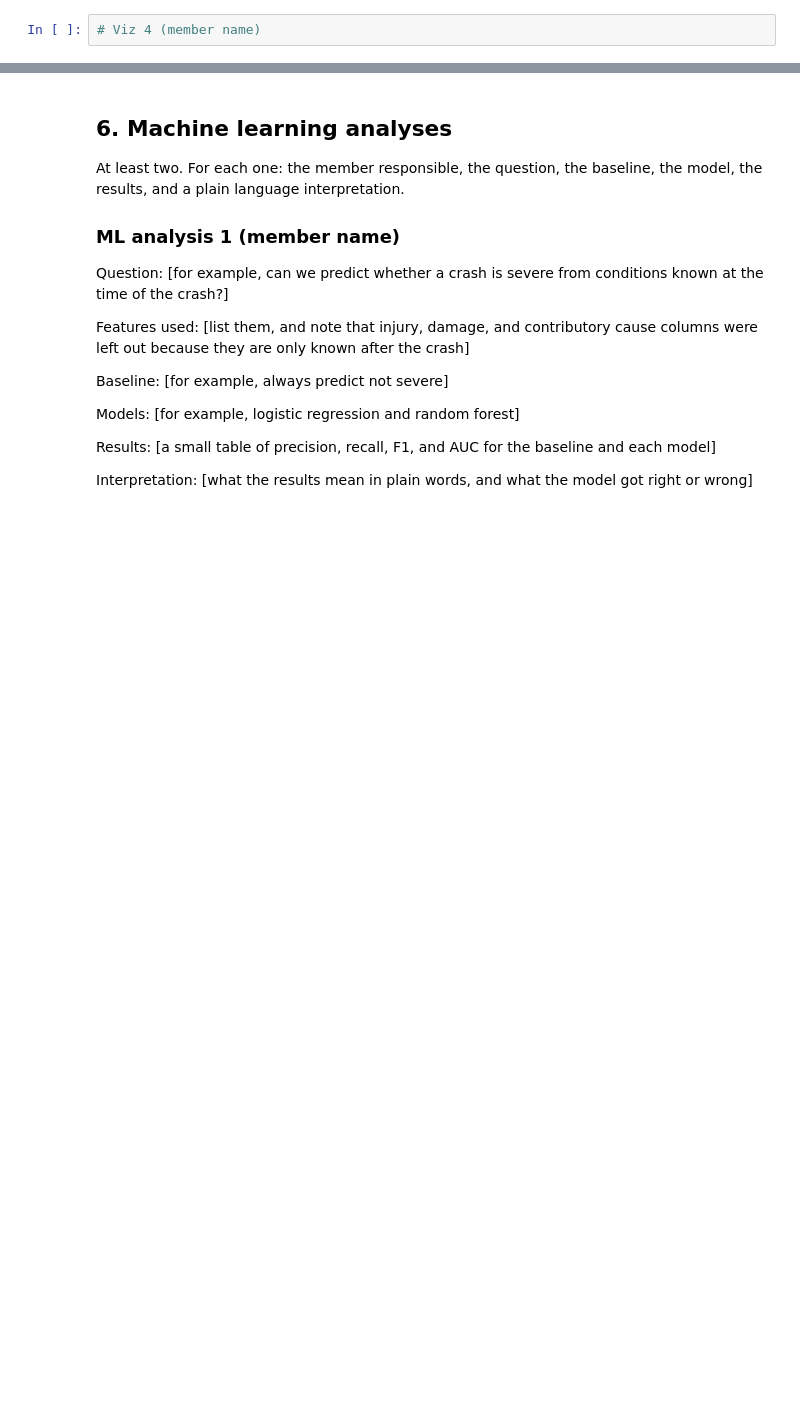
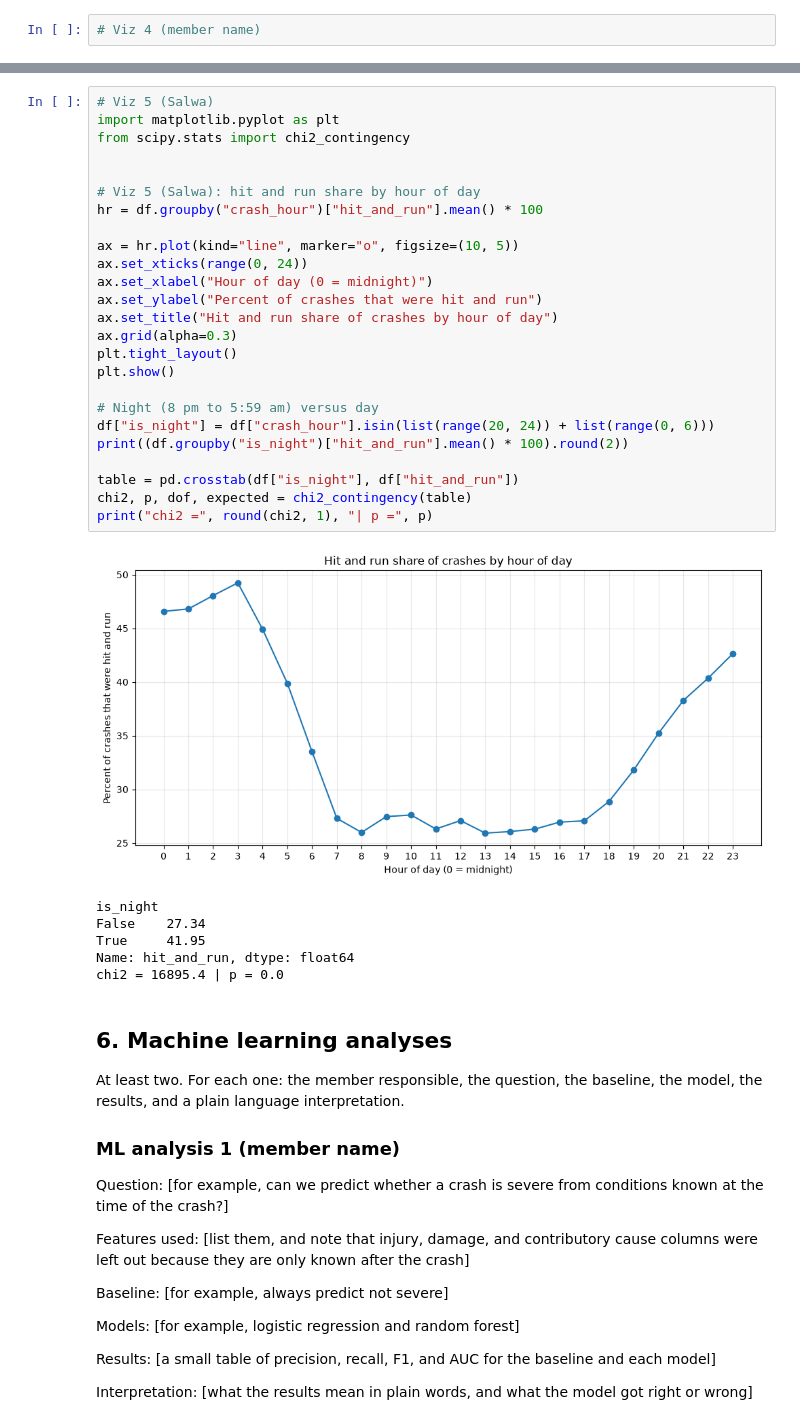
Before and after one commit to YaswinChebrolu/Chicago-Traffic-Crash-Trends, a Jupyter notebook: notebooks/progress_report.ipynb, the cells around one changed output, grey strips where cells are left out. Cells and saved outputs as stored; diff of their text form; blank space fills up the shorter version.

```diff
--- a/notebooks/progress_report.ipynb
+++ b/notebooks/progress_report.ipynb
@@ -183,3 +226,35 @@ Viz 5 (member name): [Hypothesis tested, why it is interesting, and what the cha
+# %%
+# Viz 5 (Salwa)
+import matplotlib.pyplot as plt
+from scipy.stats import chi2_contingency
+
+
+# Viz 5 (Salwa): hit and run share by hour of day
+hr = df.groupby("crash_hour")["hit_and_run"].mean() * 100
+
+ax = hr.plot(kind="line", marker="o", figsize=(10, 5))
+ax.set_xticks(range(0, 24))
+ax.set_xlabel("Hour of day (0 = midnight)")
+ax.set_ylabel("Percent of crashes that were hit and run")
+ax.set_title("Hit and run share of crashes by hour of day")
+ax.grid(alpha=0.3)
+plt.tight_layout()
+plt.show()
+
+# Night (8 pm to 5:59 am) versus day
+df["is_night"] = df["crash_hour"].isin(list(range(20, 24)) + list(range(0, 6)))
+print((df.groupby("is_night")["hit_and_run"].mean() * 100).round(2))
+
+table = pd.crosstab(df["is_night"], df["hit_and_run"])
+chi2, p, dof, expected = chi2_contingency(table)
+print("chi2 =", round(chi2, 1), "| p =", p)
+# %% [output]
+[figure, added]
+is_night
+False    27.34
+True     41.95
+Name: hit_and_run, dtype: float64
+chi2 = 16895.4 | p = 0.0
 # %% [markdown]
 ## 6. Machine learning analyses
 
```
Also changed, not shown: parts of 21 cells of this notebook, 1 other file.
